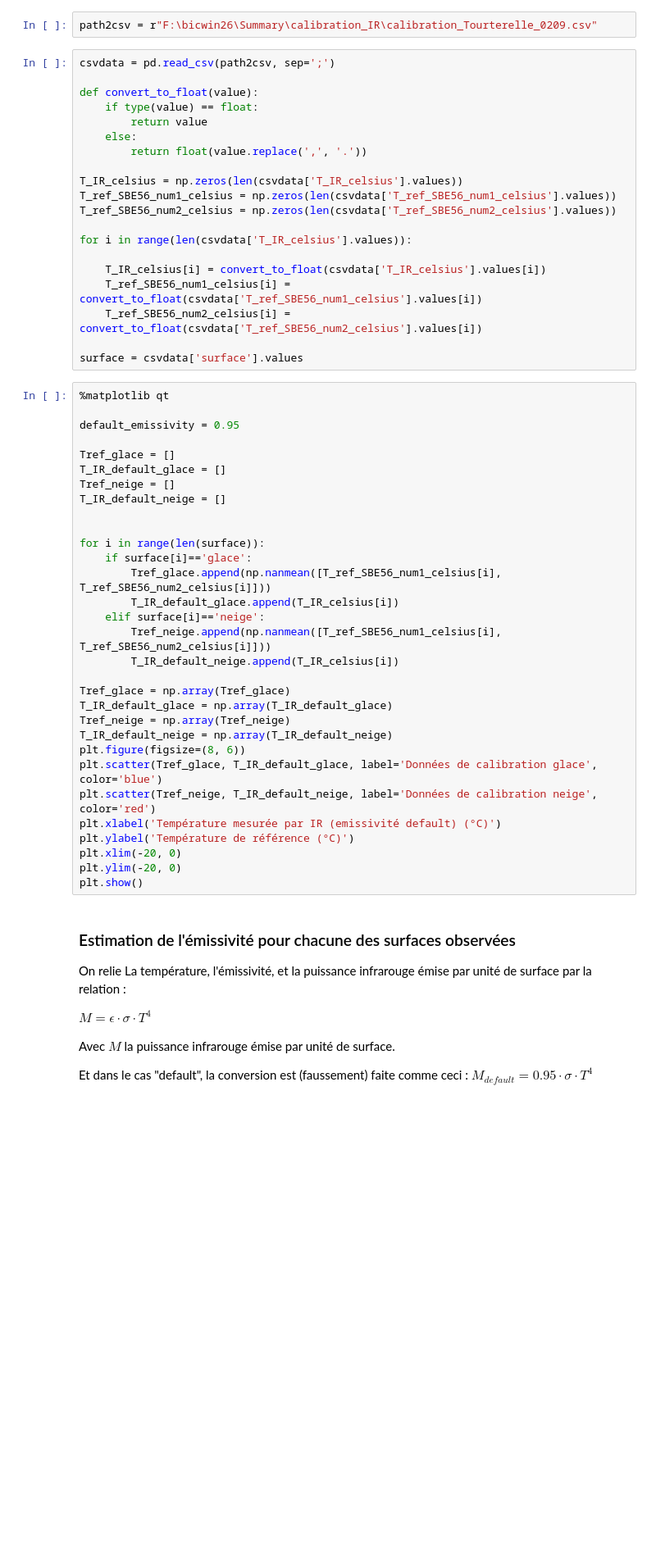
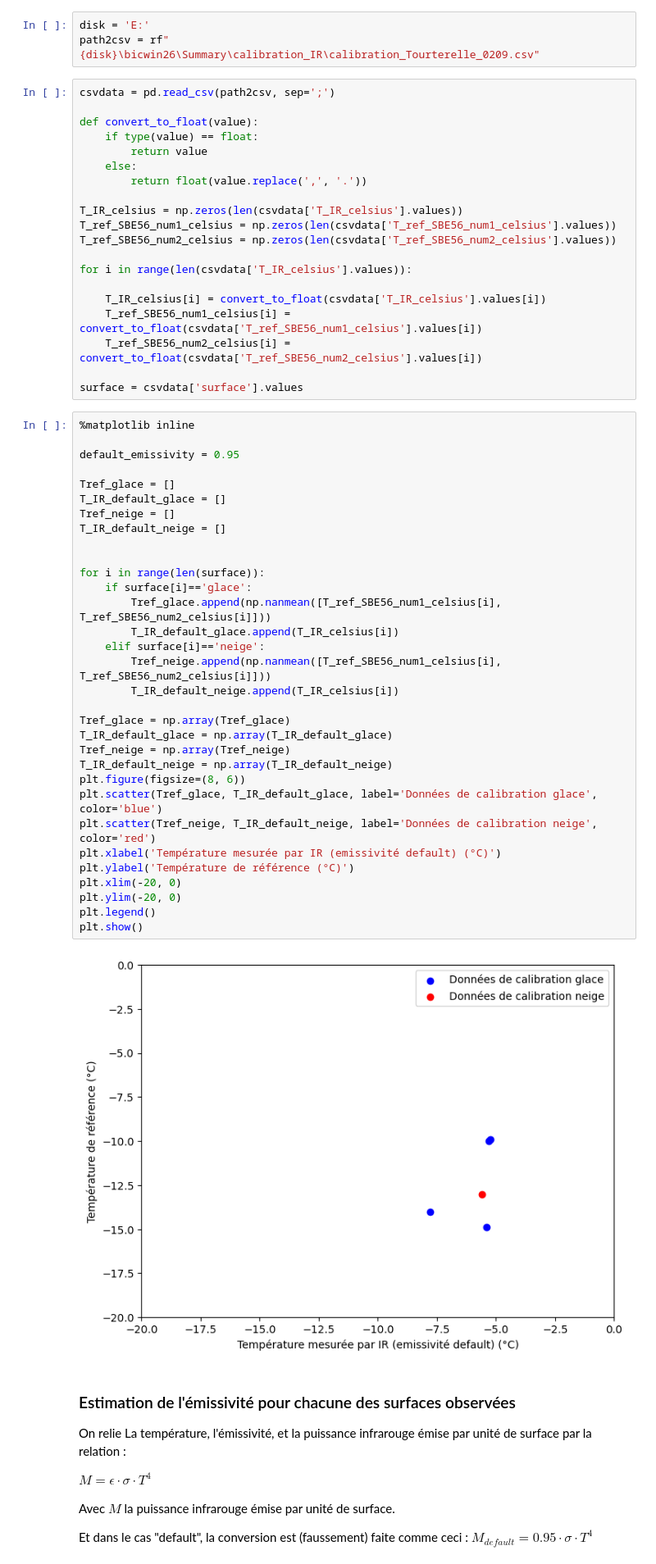
Before and after one commit to Turbotice/icewave, a Jupyter notebook: icewave/vasco/field/drone_IR/calibration_temp_droneIR_0209.ipynb, the cells around one changed output. Shown at 82% size. Cells and saved outputs as stored; diff of their text form; blank space fills up the shorter version.

```diff
--- a/icewave/vasco/field/drone_IR/calibration_temp_droneIR_0209.ipynb
+++ b/icewave/vasco/field/drone_IR/calibration_temp_droneIR_0209.ipynb
@@ -14,5 +12,6 @@ from open_IRimage_dji import open_IR_image
 # %%
-path2csv = r"F:\bicwin26\Summary\calibration_IR\calibration_Tourterelle_0209.csv"
+disk = 'E:'
+path2csv = rf"{disk}\bicwin26\Summary\calibration_IR\calibration_Tourterelle_0209.csv"
 # %%
 csvdata = pd.read_csv(path2csv, sep=';')
 
@@ -34,36 +33,39 @@ for i in range(len(csvdata['T_IR_celsius'].values)):
 
 surface = csvdata['surface'].values
 # %%
-%matplotlib qt
+%matplotlib inline
 
 default_emissivity = 0.95
 
 Tref_glace = []
 T_IR_default_glace = []
 Tref_neige = []
 T_IR_default_neige = []
 
 
 for i in range(len(surface)):
     if surface[i]=='glace':
         Tref_glace.append(np.nanmean([T_ref_SBE56_num1_celsius[i], T_ref_SBE56_num2_celsius[i]]))
         T_IR_default_glace.append(T_IR_celsius[i])
     elif surface[i]=='neige':
         Tref_neige.append(np.nanmean([T_ref_SBE56_num1_celsius[i], T_ref_SBE56_num2_celsius[i]]))
         T_IR_default_neige.append(T_IR_celsius[i])
 
 Tref_glace = np.array(Tref_glace)
 T_IR_default_glace = np.array(T_IR_default_glace)
 Tref_neige = np.array(Tref_neige)
 T_IR_default_neige = np.array(T_IR_default_neige)
 plt.figure(figsize=(8, 6))
 plt.scatter(Tref_glace, T_IR_default_glace, label='Données de calibration glace', color='blue')
 plt.scatter(Tref_neige, T_IR_default_neige, label='Données de calibration neige', color='red')
 plt.xlabel('Température mesurée par IR (emissivité default) (°C)')
 plt.ylabel('Température de référence (°C)')
 plt.xlim(-20, 0)
 plt.ylim(-20, 0)
+plt.legend()
 plt.show()
+# %% [output]
+[figure, added]
 # %% [markdown]
 ### Estimation de l'émissivité pour chacune des surfaces observées
 
```
Also changed, not shown: parts of 1 cell of this notebook, 13 other files.
